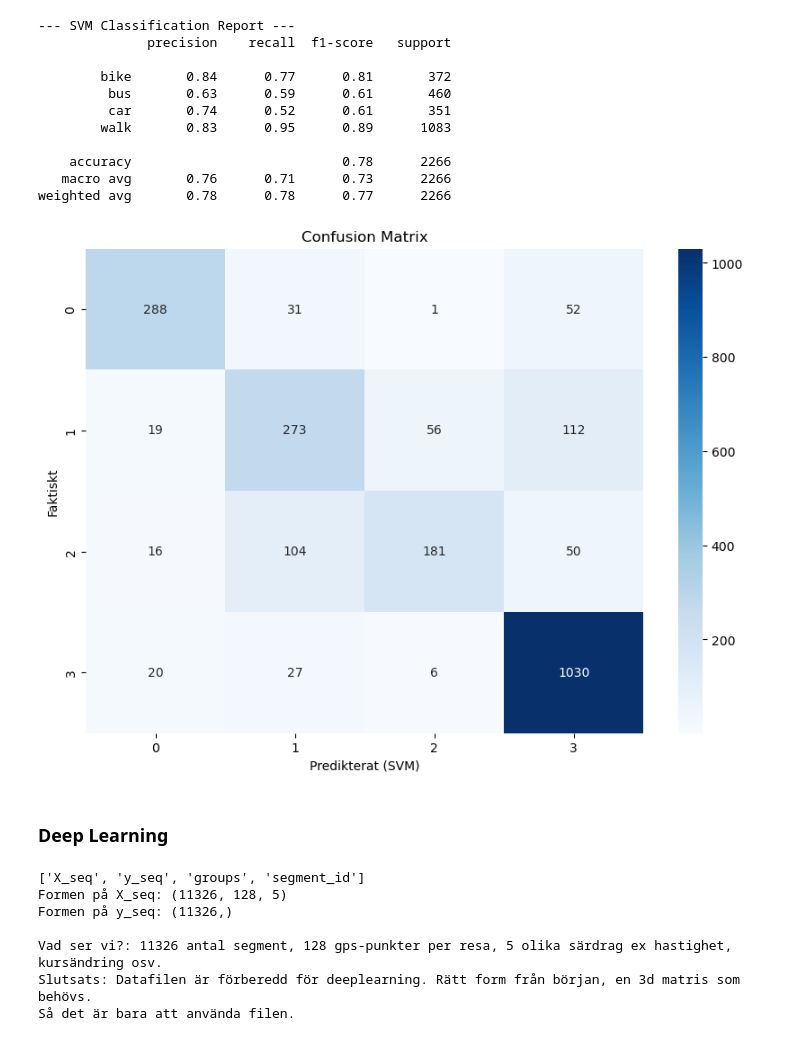
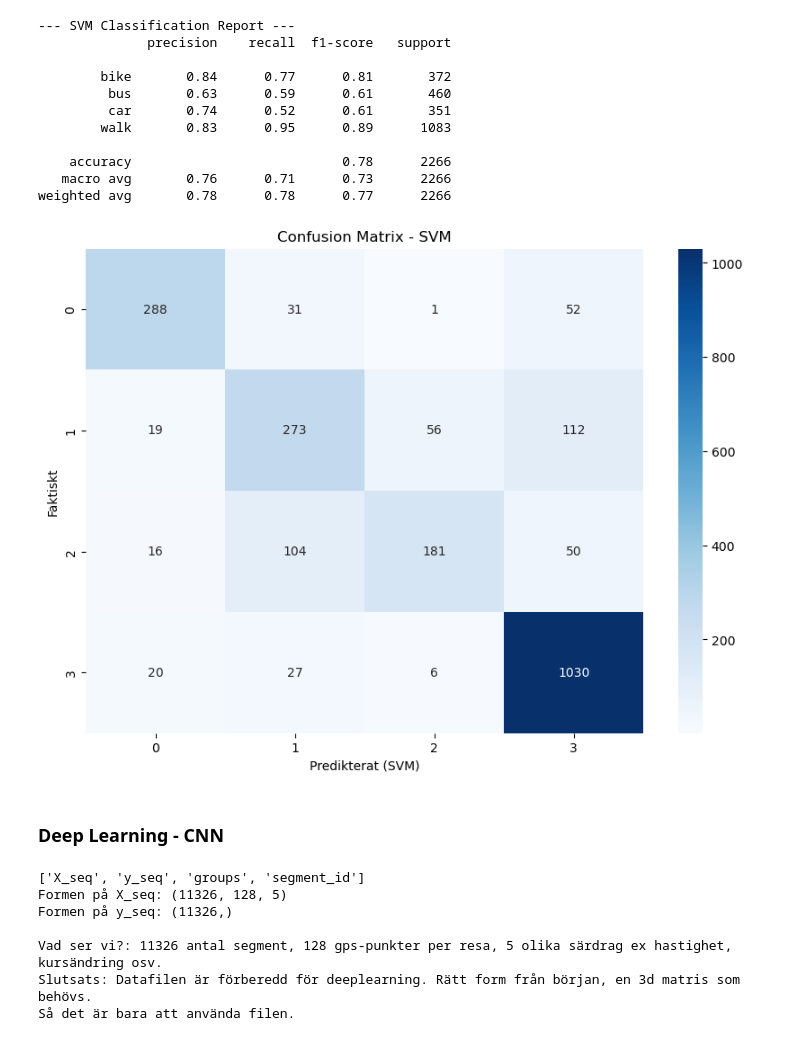
Before and after one commit to phedstroem/Ass2_GIK2JX_Group7, a Jupyter notebook: Ass2_GIK2JX_GROUP7.ipynb, the cells around one changed output. Saved outputs shown, nothing was run; the diff lists cells and outputs as text; code cells hidden in the pictures.

```diff
--- a/Ass2_GIK2JX_GROUP7.ipynb
+++ b/Ass2_GIK2JX_GROUP7.ipynb
@@ -337,18 +336,18 @@ weighted avg       0.78      0.78      0.77      2266
 # %%
 import seaborn as sns
 import matplotlib.pyplot as plt
 
-
+# Skriver ut en confusion matrix också
 cm_svm = confusion_matrix(y_test, y_pred_svm)
 
 plt.figure(figsize=(10,7))
 sns.heatmap(cm_svm, annot=True, fmt='d', cmap='Blues')
 plt.xlabel('Predikterat (SVM)')
 plt.ylabel('Faktiskt')
-plt.title('Confusion Matrix')
+plt.title('Confusion Matrix - SVM')
 plt.show()
 # %% [output]
-[figure, old version]
+[figure, new version]
 # %% [markdown]
-### Deep Learning ###
+### Deep Learning - CNN ###
 # %%
```
Also changed, not shown: parts of 5 cells of this notebook.
